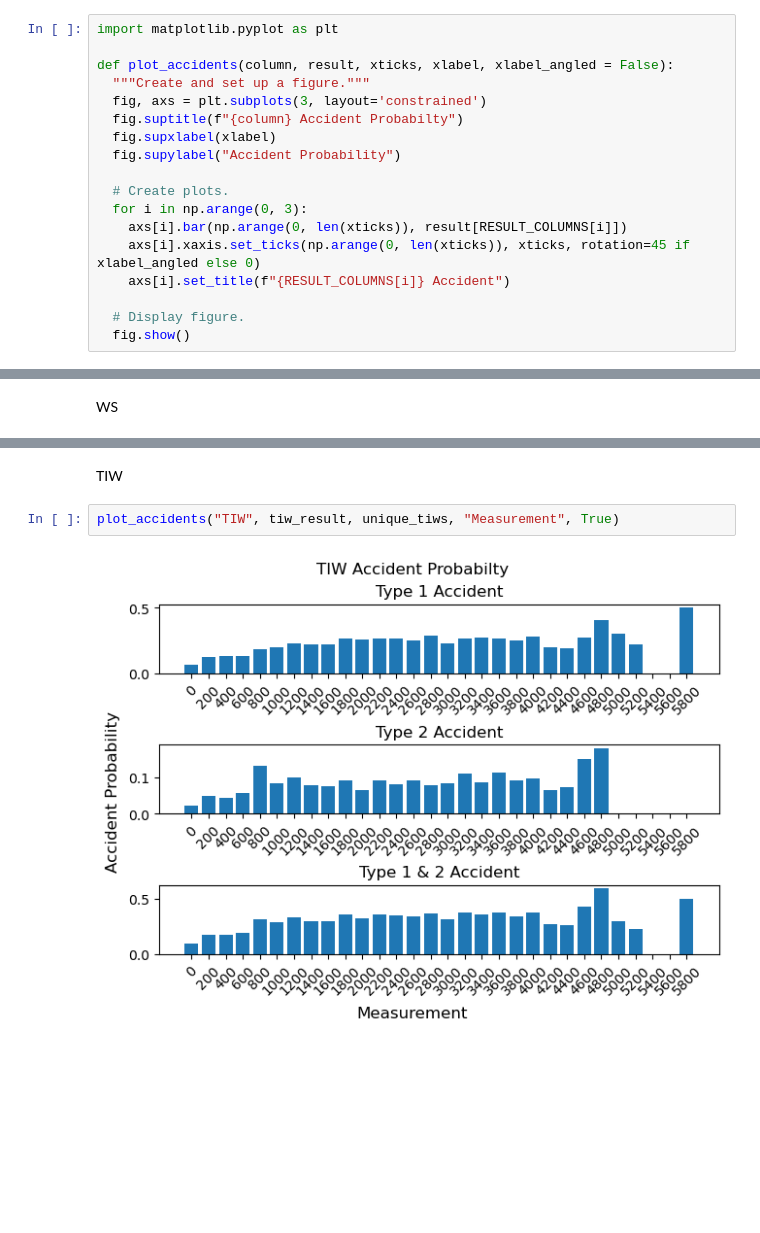
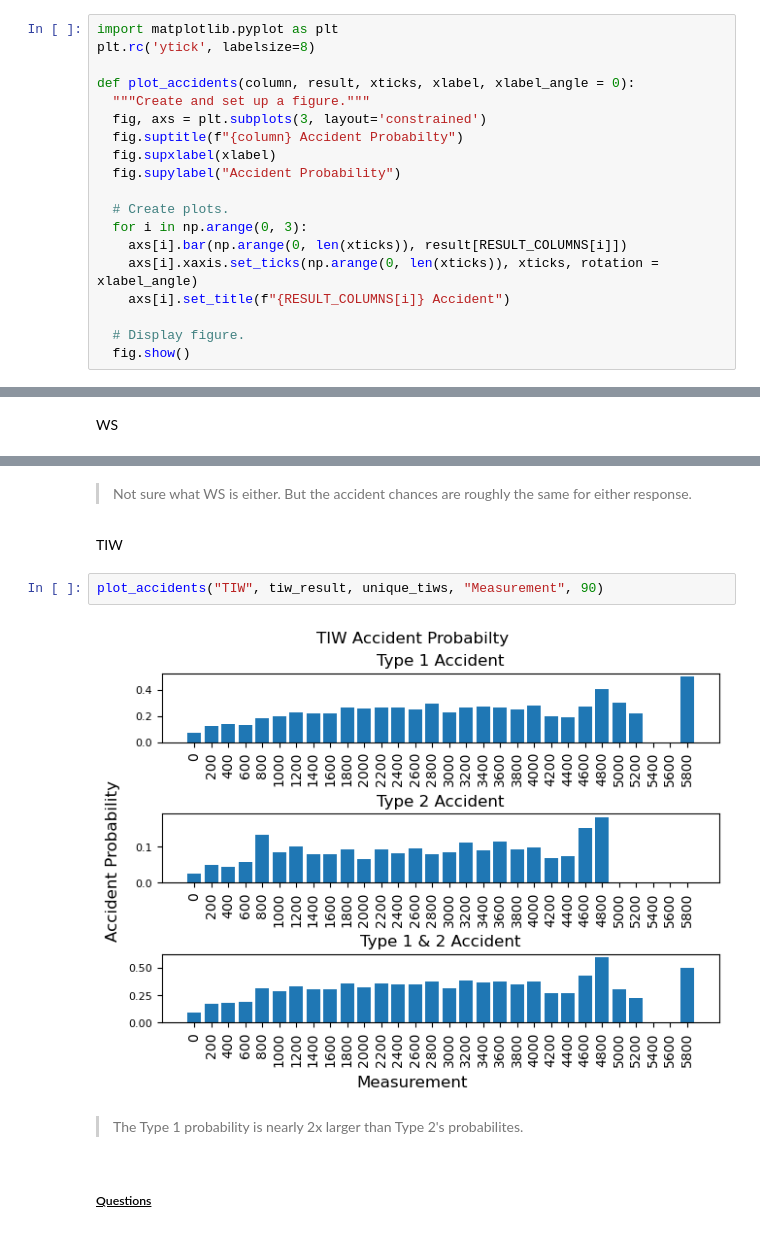
Before and after one commit to ThomasQTruong/CS-4650, a Jupyter notebook: project3/HW3_Thomas_Truong.ipynb, the cells around one changed output, grey strips where cells are left out. Cells and saved outputs as stored; diff of their text form; blank space fills up the shorter version.

Commit message:
Answered the questions and added scuffed analysis comments for each graph.

```diff
--- a/project3/HW3_Thomas_Truong.ipynb
+++ b/project3/HW3_Thomas_Truong.ipynb
@@ -421,8 +421,9 @@ tiw_result
 Utility
 # %%
 import matplotlib.pyplot as plt
+plt.rc('ytick', labelsize=8)
 
-def plot_accidents(column, result, xticks, xlabel, xlabel_angled = False):
+def plot_accidents(column, result, xticks, xlabel, xlabel_angle = 0):
   """Create and set up a figure."""
   fig, axs = plt.subplots(3, layout='constrained')
   fig.suptitle(f"{column} Accident Probabilty")
@@ -432,7 +433,7 @@ def plot_accidents(column, result, xticks, xlabel, xlabel_angled = False):
   # Create plots.
   for i in np.arange(0, 3):
     axs[i].bar(np.arange(0, len(xticks)), result[RESULT_COLUMNS[i]])
-    axs[i].xaxis.set_ticks(np.arange(0, len(xticks)), xticks, rotation=45 if xlabel_angled else 0)
+    axs[i].xaxis.set_ticks(np.arange(0, len(xticks)), xticks, rotation = xlabel_angle)
     axs[i].set_title(f"{RESULT_COLUMNS[i]} Accident")
 
   # Display figure.
@@ -488,6 +526,12 @@ plot_accidents("WS", ws_result, unique_wss, "isWS?")
+# %% [markdown]
+> Not sure what WS is either. But the accident chances are roughly the same for either response.
 # %% [markdown]
 TIW
 # %%
-plot_accidents("TIW", tiw_result, unique_tiws, "Measurement", True)
+plot_accidents("TIW", tiw_result, unique_tiws, "Measurement", 90)
 # %% [output]
-[figure, old version]
+[figure, new version]
+# %% [markdown]
+> The Type 1 probability is nearly 2x larger than Type 2's probabilites.
+# %% [markdown]
+##### <u>Questions</u>
```
Also changed, not shown: parts of 21 cells of this notebook.
